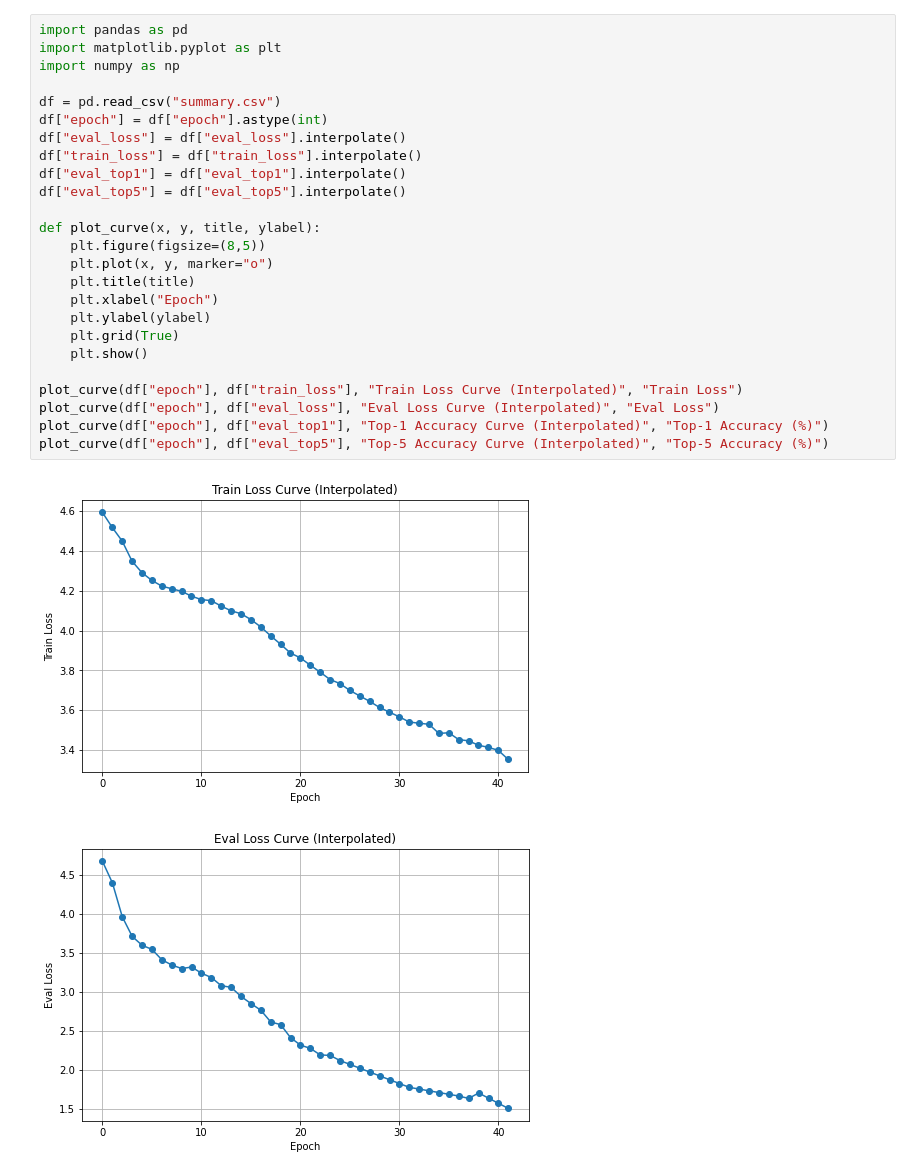
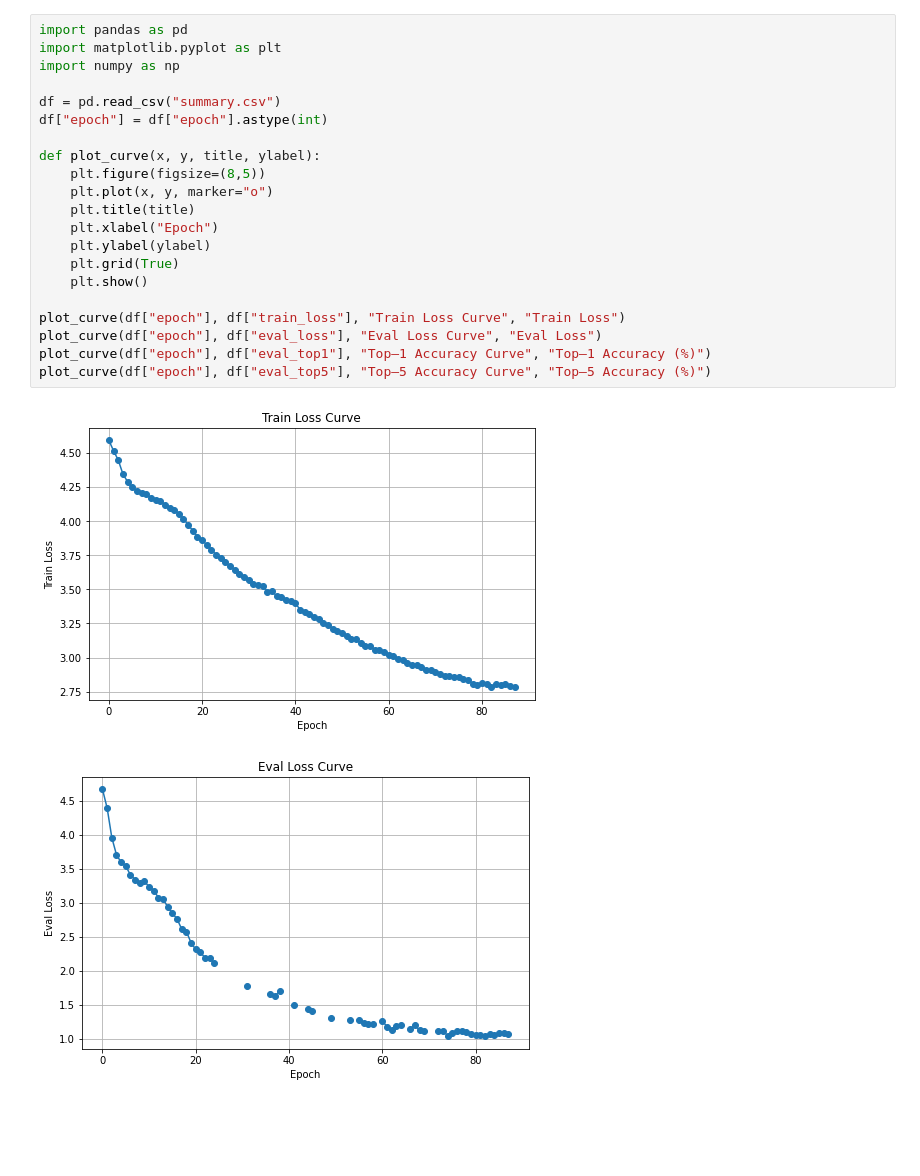
Before and after one commit to hx2385/WAWJ-convmixer, a Jupyter notebook: pytorch-image-models/output/train/20251208-041714-convmixer_768_32-224/Train_Plot.ipynb, the cells around one changed output. Drawn from its saved outputs; the diff is of its cells as text; blank space fills up the shorter version.

Commit message:
Training summary.

```diff
--- a/pytorch-image-models/output/train/20251208-041714-convmixer_768_32-224/Train_Plot.ipynb
+++ b/pytorch-image-models/output/train/20251208-041714-convmixer_768_32-224/Train_Plot.ipynb
@@ -1,28 +1,24 @@
 # %%
 import pandas as pd
 import matplotlib.pyplot as plt
 import numpy as np
 
 df = pd.read_csv("summary.csv")
 df["epoch"] = df["epoch"].astype(int)
-df["eval_loss"] = df["eval_loss"].interpolate()
-df["train_loss"] = df["train_loss"].interpolate()
-df["eval_top1"] = df["eval_top1"].interpolate()
-df["eval_top5"] = df["eval_top5"].interpolate()
 
 def plot_curve(x, y, title, ylabel):
     plt.figure(figsize=(8,5))
     plt.plot(x, y, marker="o")
     plt.title(title)
     plt.xlabel("Epoch")
     plt.ylabel(ylabel)
     plt.grid(True)
     plt.show()
 
-plot_curve(df["epoch"], df["train_loss"], "Train Loss Curve (Interpolated)", "Train Loss")
-plot_curve(df["epoch"], df["eval_loss"], "Eval Loss Curve (Interpolated)", "Eval Loss")
-plot_curve(df["epoch"], df["eval_top1"], "Top-1 Accuracy Curve (Interpolated)", "Top-1 Accuracy (%)")
-plot_curve(df["epoch"], df["eval_top5"], "Top-5 Accuracy Curve (Interpolated)", "Top-5 Accuracy (%)")
+plot_curve(df["epoch"], df["train_loss"], "Train Loss Curve", "Train Loss")
+plot_curve(df["epoch"], df["eval_loss"], "Eval Loss Curve", "Eval Loss")
+plot_curve(df["epoch"], df["eval_top1"], "Top–1 Accuracy Curve", "Top–1 Accuracy (%)")
+plot_curve(df["epoch"], df["eval_top5"], "Top–5 Accuracy Curve", "Top–5 Accuracy (%)")
 # %% [output]
-[figure, old version]
+[figure, new version]
-[figure, old version]
+[figure, new version]
```
Also changed, not shown: parts of 3 cells of this notebook, 1 other file.
